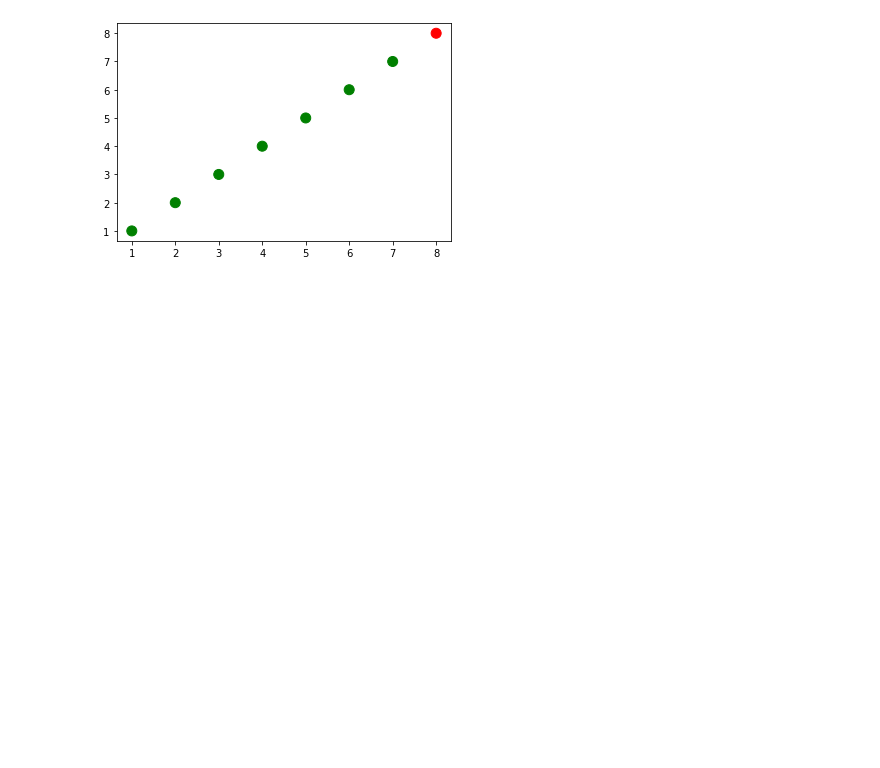
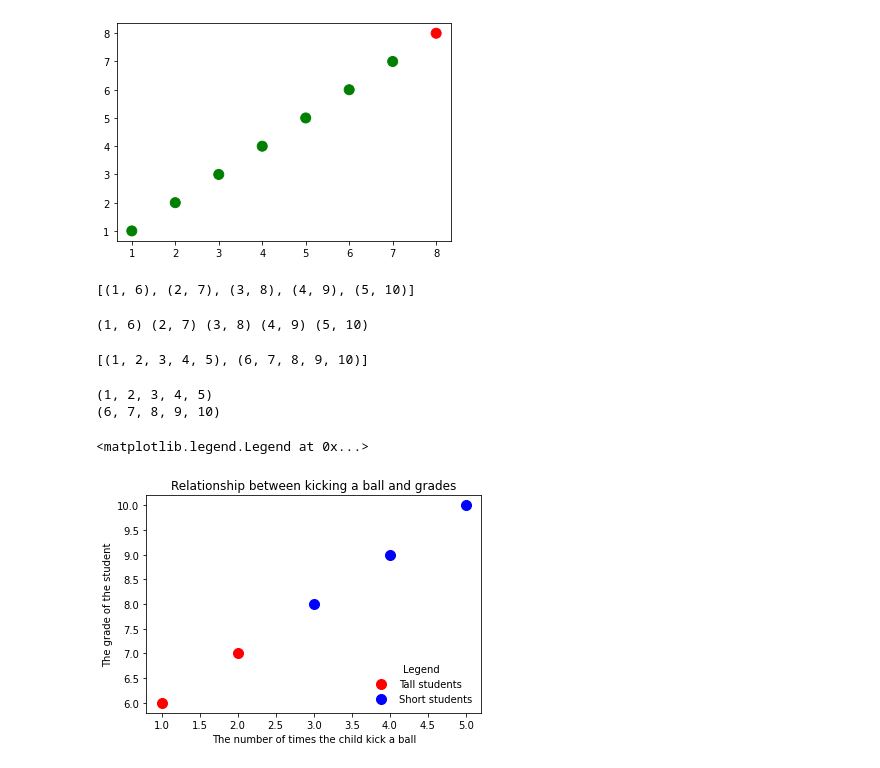
Before and after one commit to irinavalenzuela/Applied-Data-Science-Python, a Jupyter notebook: DataVisualization1_BasicCharting.ipynb, the cells around one changed output. Saved outputs shown, nothing was run; the diff lists cells and outputs as text; code cells hidden in the pictures; blank space fills up the shorter version.

```diff
--- a/DataVisualization1_BasicCharting.ipynb
+++ b/DataVisualization1_BasicCharting.ipynb
@@ -60,3 +60,57 @@ plt.scatter(x,y,s=100,c=colors  )
 # %% [output]
 <matplotlib.collections.PathCollection at 0x...>
 [figure]
+# %%
+# Zip: convert the two list into a list of tuples
+
+zip_generator = zip([1,2,3,4,5],[6,7,8,9,10])
+
+print(list(zip_generator))
+# %% [output]
+[(1, 6), (2, 7), (3, 8), (4, 9), (5, 10)]
+# %%
+zip_generator=zip ([1,2,3,4,5],[6,7,8,9,10])
+
+# the single * unpacks a collection into positional arguments
+
+print(*zip_generator)
+# %% [output]
+(1, 6) (2, 7) (3, 8) (4, 9) (5, 10)
+# %%
+# Use zip to convert 5 tuples with 2 elements each to 2 tuples with 5 elements
+print(list(zip((1,6),(2,7),(3,8),(4,9),(5,10))))
+# %% [output]
+[(1, 2, 3, 4, 5), (6, 7, 8, 9, 10)]
+# %%
+# Lets turn the data back into two list
+
+zip_generator=zip ([1,2,3,4,5],[6,7,8,9,10])
+
+x, y= zip(*zip_generator)
+
+print(x)
+print(y)
+# %% [output]
+(1, 2, 3, 4, 5)
+(6, 7, 8, 9, 10)
+# %%
+plt.figure()
+# Plot a data series 'Tall Students' in red using the first 2 elemnts
+plt.scatter(x[:2],y[:2], s=100, c='red',label='Tall students')
+
+# plot a second data series 'Short students' in blue using the last 3 elements
+plt.scatter(x[2:], y[2:], s=100, c='blue', label='Short students')
+
+# Add a label to the x-axis
+plt.xlabel('The number of times the child kick a ball')
+# Add a label to the y-axis
+plt.ylabel('The grade of the student')
+
+# Add a title
+plt.title('Relationship between kicking a ball and grades')
+
+# Add a legend located to loc=4 (lower right hand corner), get rid of the fame
+plt.legend(loc=4, frameon=False, title='Legend')
+# %% [output]
+<matplotlib.legend.Legend at 0x...>
+[figure, added]
```
